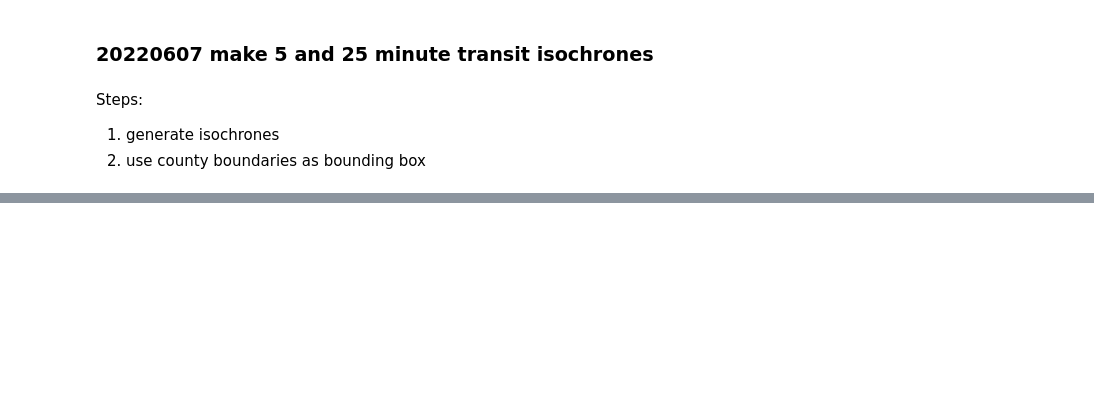
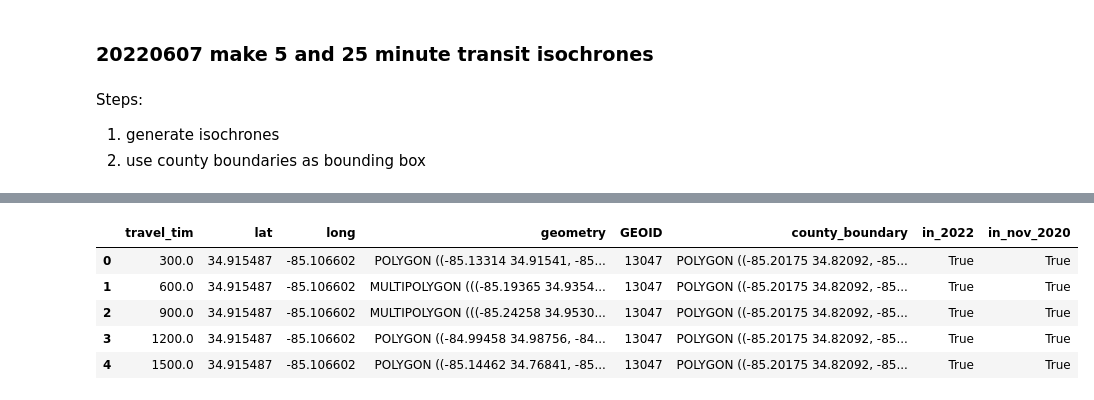
Before and after one commit to NPR-investigations/SB_202_analysis, a Jupyter notebook: 20220607_driving_isochrone-Copy1.ipynb, the cells around one changed output, grey strips where cells are left out. Saved outputs shown, nothing was run; the diff lists cells and outputs as text; code cells hidden in the pictures; blank space fills up the shorter version.

```diff
--- a/20220607_driving_isochrone-Copy1.ipynb
+++ b/20220607_driving_isochrone-Copy1.ipynb
@@ -49,14 +49,14 @@ from here_location_services.config.isoline_routing_config import (
 LS_API_KEY = os.environ.get("LS_API_KEY")
 ls = LS(api_key=LS_API_KEY)
 # %%
-datetime_object = datetime.strptime('2022-05-05T14:01:00', '%Y-%m-%dT%H:%M:%S')
+datetime_object = datetime.strptime('2022-06-09T14:01:00', '%Y-%m-%dT%H:%M:%S')
 # %%
 def get_driving_iso(df,i):
     lat = df.lat.iloc[i]
     long = df.long.iloc[i]
 
     listi = []
-    for travel_time in [300,1500]:
+    for travel_time in [300,600,900,1200,1500,1800]:
         dicti = {}
         result1 = ls.calculate_isoline(
                     destination=[lat, long],
@@ -140,5 +203,6 @@ old_file.info()
 # %%
-new_file = pd.concat([old_file,clipped_isochrones])
+# new_file = pd.concat([old_file,clipped_isochrones])
+new_file = pd.concat([clipped_isochrones])
 # %%
 new_file = new_file.drop(['index','level_0','index_right'], axis = 1)
 # %%
@@ -164,2 +277,9 @@ newfile1.info()
 # %%
-newfile1.drop('county_boundary', axis = 1).to_file('.shp')
+newfile1.head()
+# %% [output]
+|  | travel_tim | lat | long | geometry | GEOID | county_boundary | in_2022 | in_nov_2020 |
+| 0 | 300.0 | 34.915487 | -85.106602 | POLYGON ((-85.13314 34.91541, -85... | 13047 | POLYGON ((-85.20175 34.82092, -85... | True | True |
+| 1 | 600.0 | 34.915487 | -85.106602 | MULTIPOLYGON (((-85.19365 34.9354... | 13047 | POLYGON ((-85.20175 34.82092, -85... | True | True |
+| 2 | 900.0 | 34.915487 | -85.106602 | MULTIPOLYGON (((-85.24258 34.9530... | 13047 | POLYGON ((-85.20175 34.82092, -85... | True | True |
+| 3 | 1200.0 | 34.915487 | -85.106602 | POLYGON ((-84.99458 34.98756, -84... | 13047 | POLYGON ((-85.20175 34.82092, -85... | True | True |
+| 4 | 1500.0 | 34.915487 | -85.106602 | POLYGON ((-85.14462 34.76841, -85... | 13047 | POLYGON ((-85.20175 34.82092, -85... | True | True |
```
Also changed, not shown: parts of 16 cells of this notebook, 3 other files.
